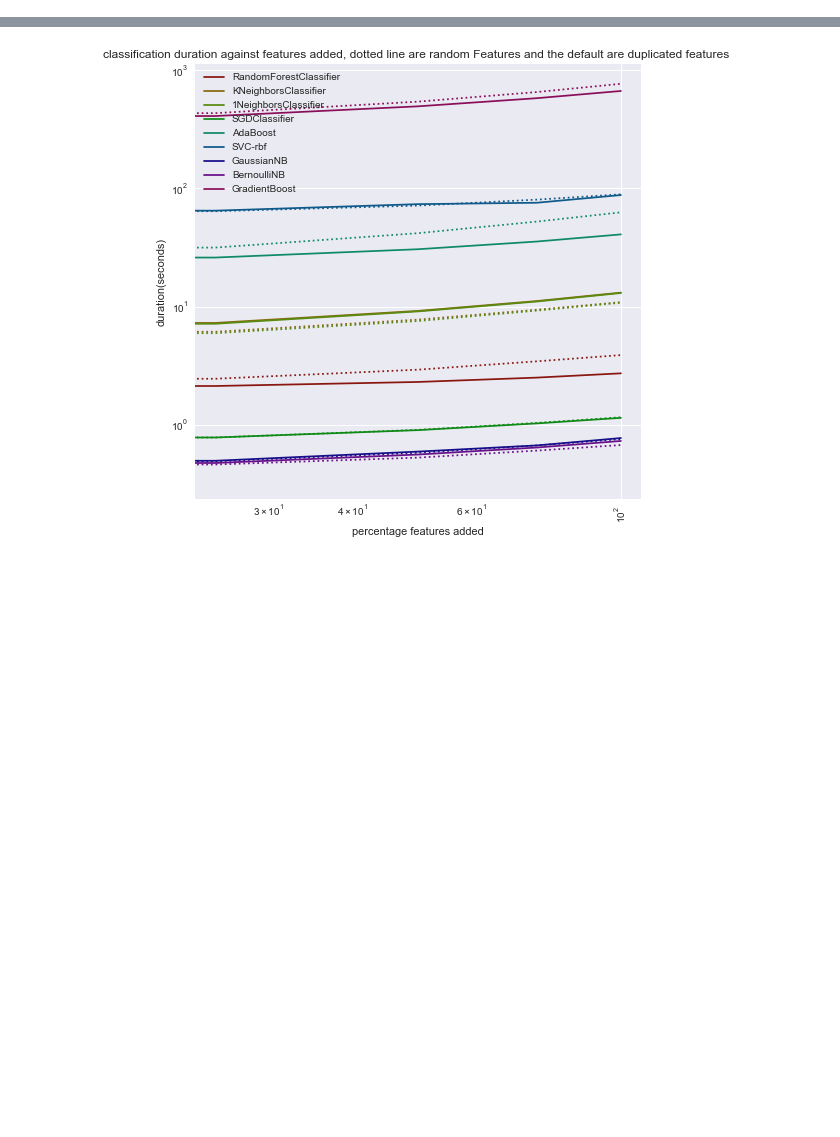
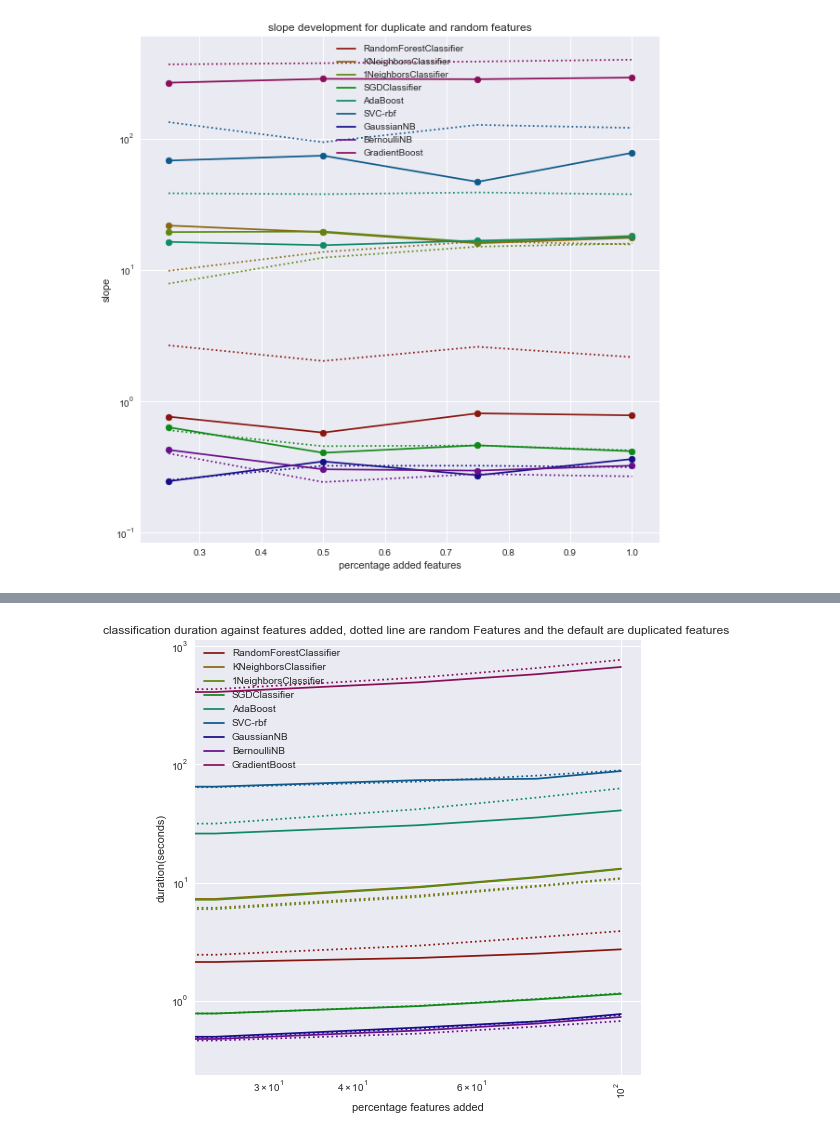
Before and after one commit to lieeuwos/Primitive_annotations, a Jupyter notebook: Duration,scalability.ipynb, the cells around one changed output, grey strips where cells are left out. Drawn from its saved outputs; the diff is of its cells as text; code cells hidden in the pictures; blank space fills up the shorter version.

```diff
--- a/Duration,scalability.ipynb
+++ b/Duration,scalability.ipynb
@@ -17,0 +88,32 @@ clfNames = [ 'RandomForestClassifier','KNeighborsClassifier', '1NeighborsClassif
+# %%
+slopeDup = []
+slopeRand = []
+amountList2 = []
+for i in amountList:
+    amountList2.append(i/100)
+for i,item in enumerate(dur2):
+    slopeDup.append([])
+    slopeRand.append([])
+    for j,itemz in enumerate(item):
+        if j == 0:
+            count = 0
+        else:
+            slopeDup[i].append((dur2[i][j]-dur2[i][j-1])/(amountList2[j]-amountList2[j-1]))
+            slopeRand[i].append((dur3[i][j]-dur3[i][j-1])/(amountList2[j]-amountList2[j-1]))
+
+fig, ax = plt.subplots()
+cl = sns.hls_palette(len(slopeDup), l=.3, s=.8)
+for i,x in enumerate(slopeDup):
+    ax.plot(amountList2[1:],slopeDup[i],label = clfNames[i],color= cl[i])
+    ax.scatter(amountList2[1:],slopeDup[i],color= cl[i])
+    ax.plot(amountList2[1:],slopeRand[i],ls = ':',color= cl[i])
+plt.xlabel('percentage added features')
+plt.ylabel('slope')
+plt.title('slope development for duplicate(straight lines) and random features(dotte lines)')
+fig.set_figheight(10)
+fig.set_figwidth(10)
+ax.set_yscale("log", nonposy='clip')
+plt.legend()
+plt.show()
+# %% [output]
+[figure, added]
```
Also changed, not shown: parts of 9 cells of this notebook, 3 other files.
